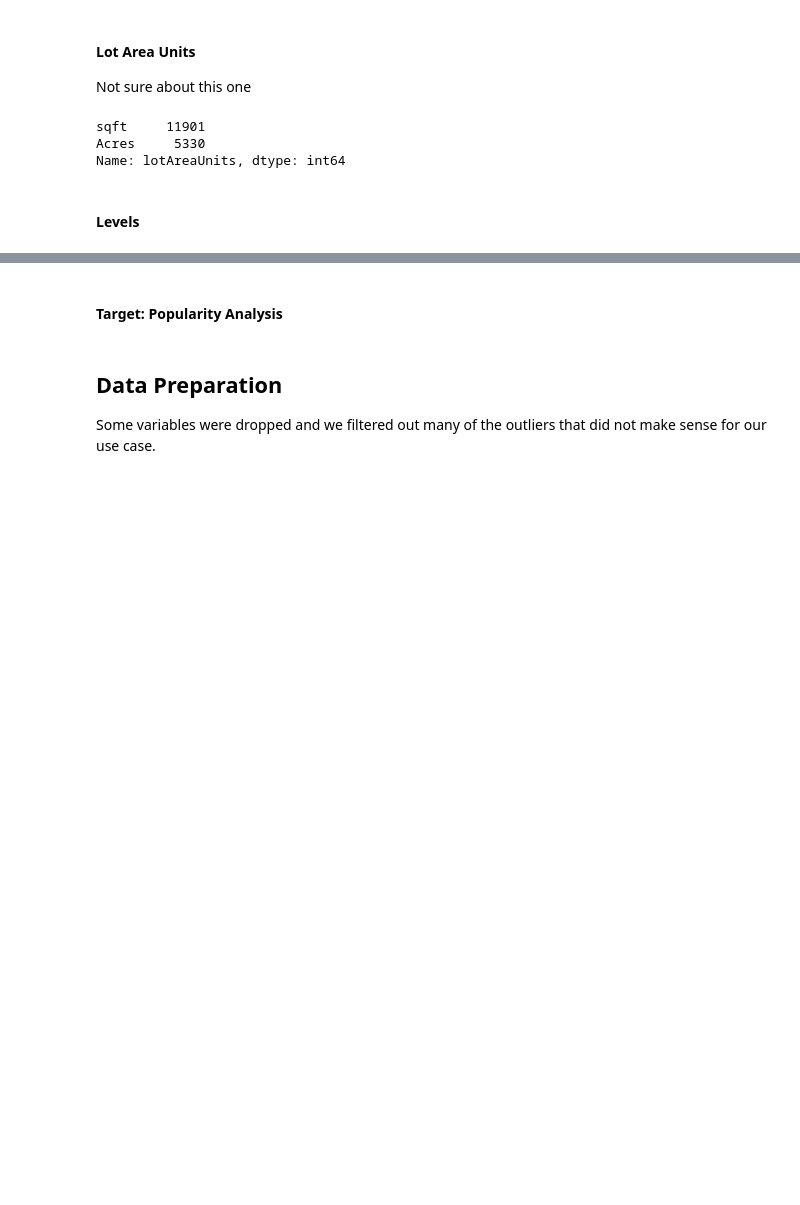
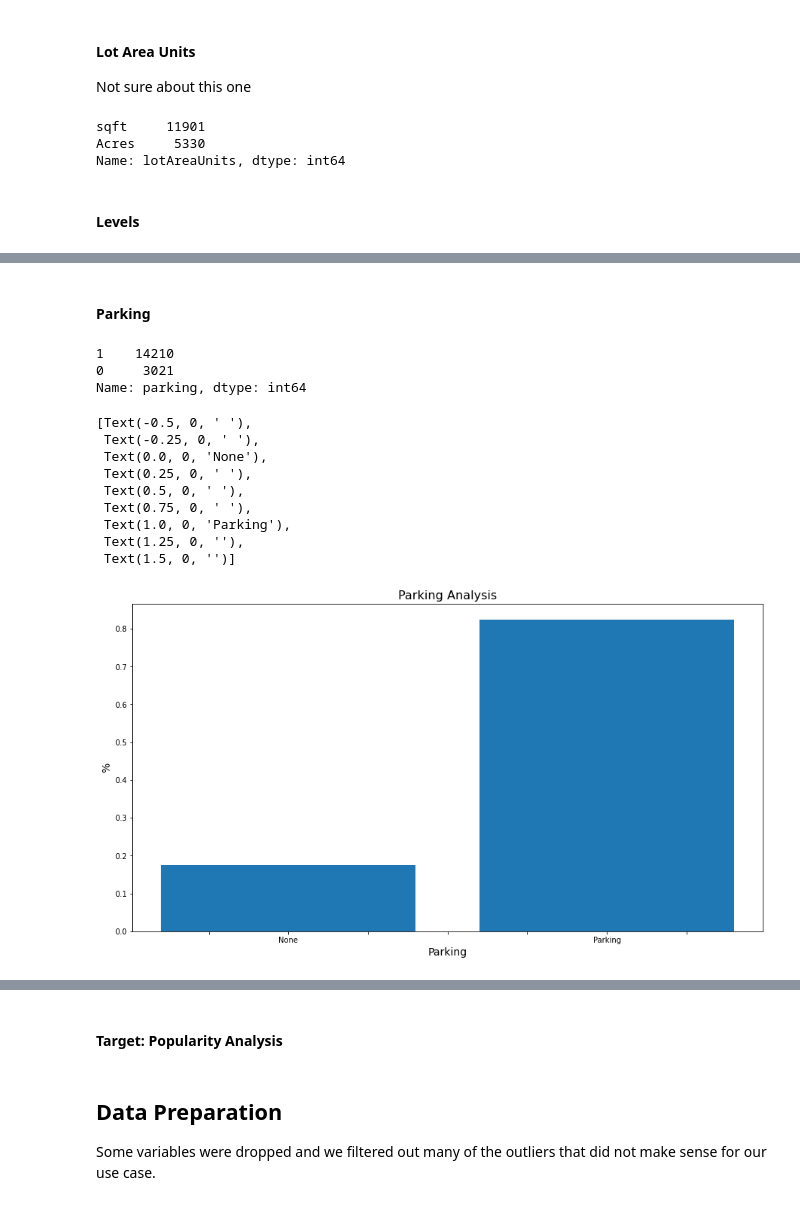
Before and after one commit to erin-vu/real_estate, a Jupyter notebook: Real Estate Analysis.ipynb, the cells around one changed output, grey strips where cells are left out. Cells and saved outputs as stored; diff of their text form; code cells hidden in the pictures; blank space fills up the shorter version.

```diff
--- a/Real Estate Analysis.ipynb
+++ b/Real Estate Analysis.ipynb
@@ -851,0 +865,26 @@ sns.catplot(data=df_single, kind='bar', x='levels', y='price')
+# %% [markdown]
+#### Parking
+# %%
+df_single['parking'].value_counts()
+# %% [output]
+1    14210
+0     3021
+Name: parking, dtype: int64
+# %%
+fig, ax = plt.subplots(figsize=(15, 8))
+ax.bar(df_single['parking'].value_counts().index, df_single['parking'].value_counts(normalize=True).values)
+ax.set_title('Parking Analysis', fontsize=16)
+ax.set_xlabel('Parking', fontsize=14)
+ax.set_ylabel('%', fontsize=14)
+ax.set_xticklabels([' ', ' ', 'None', ' ', ' ', ' ', 'Parking'])
+# %% [output]
+[Text(-0.5, 0, ' '),
+ Text(-0.25, 0, ' '),
+ Text(0.0, 0, 'None'),
+ Text(0.25, 0, ' '),
+ Text(0.5, 0, ' '),
+ Text(0.75, 0, ' '),
+ Text(1.0, 0, 'Parking'),
+ Text(1.25, 0, ''),
+ Text(1.5, 0, '')]
+[figure, added]
```
Also changed, not shown: parts of 19 cells of this notebook.
